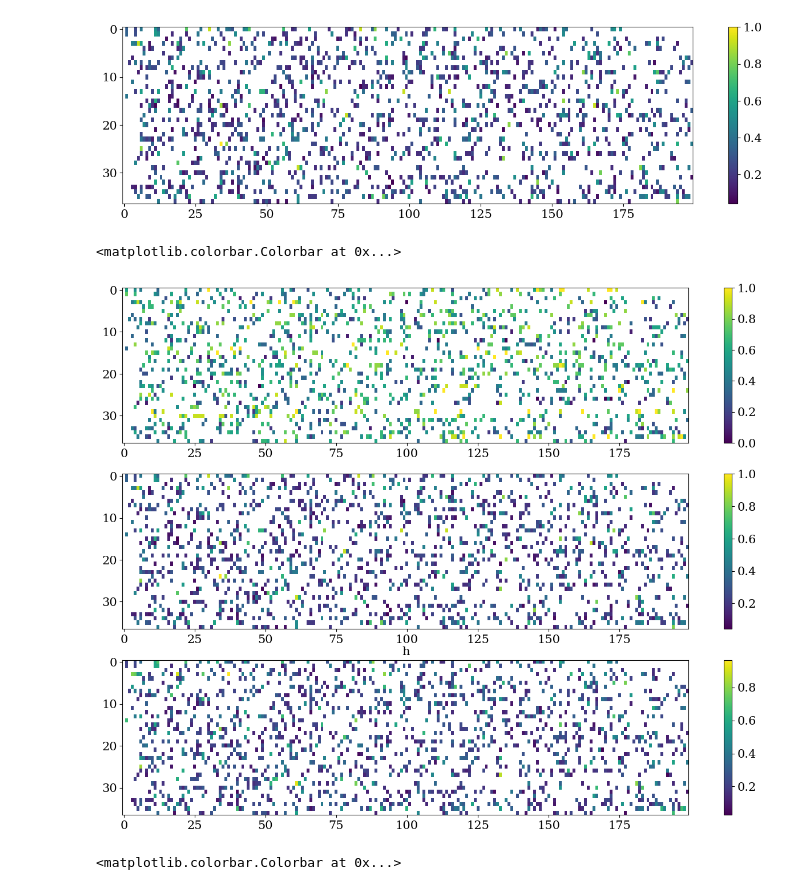
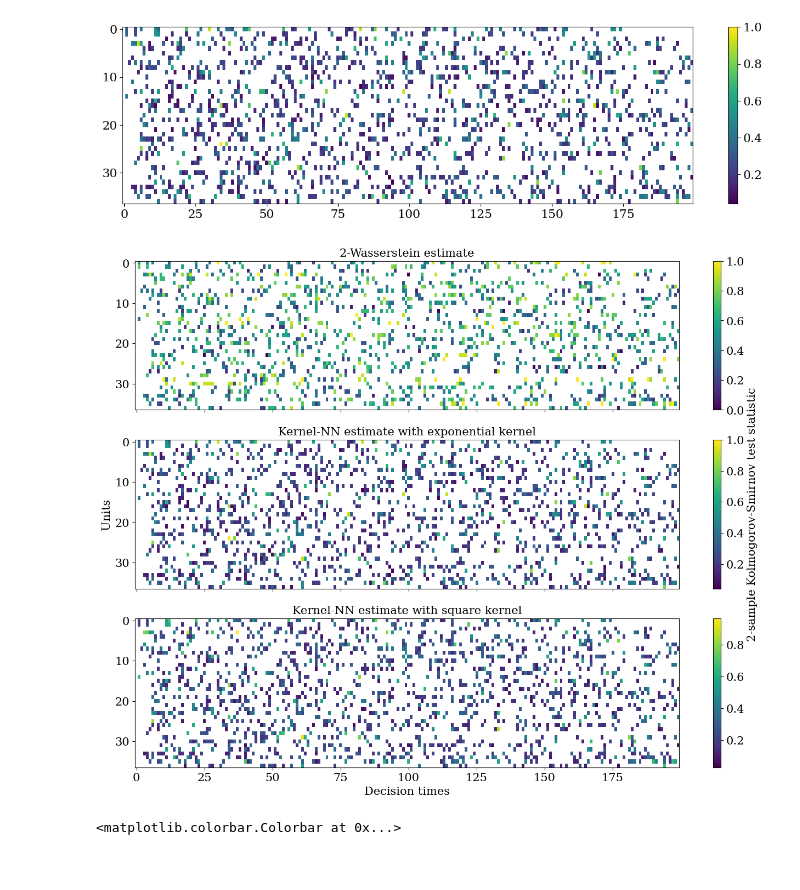
Before and after one commit to calebchin/Heartsteps-DNN, a Jupyter notebook: notebooks/distributionalnn_heartsteps.ipynb, the cells around one changed output. Cells and saved outputs as stored; diff of their text form; code cells hidden in the pictures.

```diff
--- a/distributionalnn_heartsteps.ipynb
+++ b/notebooks/distributionalnn_heartsteps.ipynb
@@ -3092,11 +3141,11 @@ plt.hist(mmd_error_M_hs[~np.isnan(mmd_error_M_hs)])
 [figure]
 # %%
 rows, cols = np.nonzero(mmd_error_M_hs == 0.0)
-
-for k in range(len(rows) // 2 ):
-  i = rows[k]
-  j = cols[k]
-  print("pair")
-  print(M_hs[i, j])
-  print(mmd_estimates_exp[i][j])
+len(np.nonzero(~np.isnan(mmd_error_M_hs))[0])
+# for k in range(len(rows) // 2 ):
+#   i = rows[k]
+#   j = cols[k]
+#   print("pair")
+#   print(M_hs[i, j])
+#   print(mmd_estimates_exp[i][j])
 # %% [output]
@@ -3195,17 +3228,29 @@ for i in range(N):
 # %%
 fig, (ax1, ax2, ax3) = plt.subplots(figsize=(16, 12), nrows = 3)
 
 
 pos1 = ax1.imshow(ks_error_ws2_estimates, aspect = 'auto')
 pos2 = ax2.imshow(ks_mmd_error_exp, aspect = 'auto')
 pos3 = ax3.imshow(ks_mmd_error_sq, aspect = 'auto')
 
 fig.colorbar(pos1, ax = ax1)
 fig.colorbar(pos2, ax = ax2, label = "2-sample Kolmogorov-Smirnov test statistic")
 fig.colorbar(pos3, ax = ax3)
+
+ax3.set_xlabel("Decision times")
+ax2.set_ylabel("Units")
+
+ax1.get_xaxis().set_ticklabels([])
+ax2.get_xaxis().set_ticklabels([])
+
+ax1.set_title("2-Wasserstein estimate")
+ax2.set_title("Kernel-NN estimate with exponential kernel")
+ax3.set_title("Kernel-NN estimate with square kernel")
+
+#fig.suptitle("2-sample Kolmogorov-Smirnov test statistic by DNN method")
+plt.savefig("ks_test_dnn.pdf", bbox_inches = "tight")
 # %% [output]
-<matplotlib.colorbar.Colorbar at 0x...>
-[figure, old version]
+[figure, new version]
 # %%
 fig, ax = plt.subplots(figsize=(16, 4))
 
```
Also changed, not shown: parts of 25 cells of this notebook, 10 other files.
